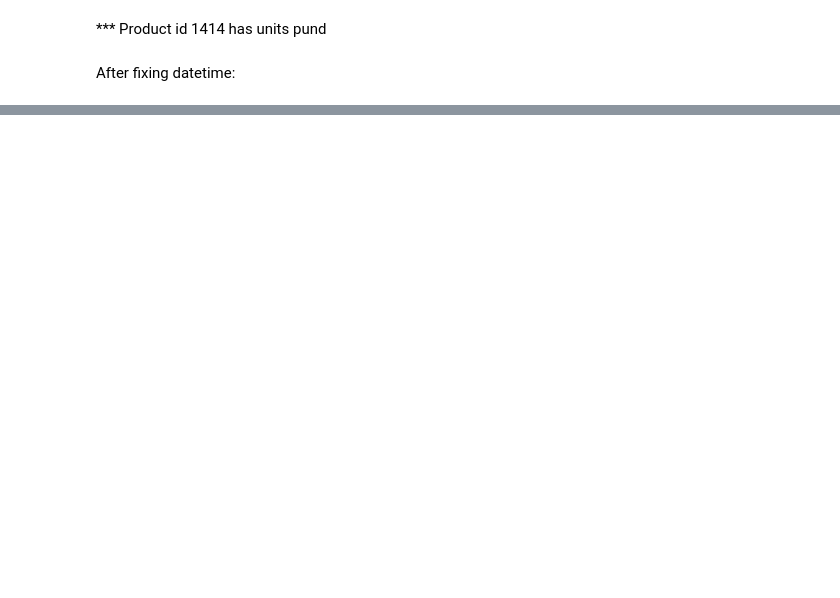
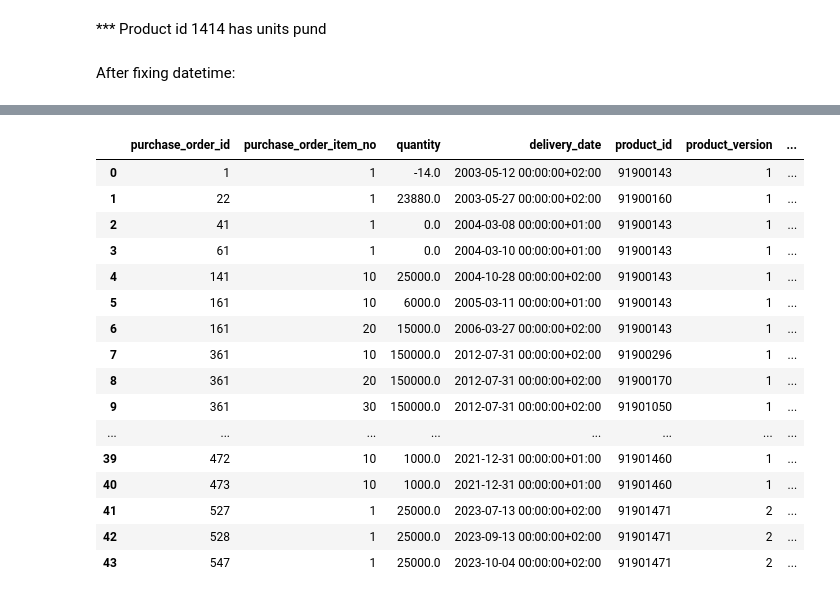
Before and after one commit to celasa/ml_group21, a Jupyter notebook: celina/data_prep_purchase.ipynb, the cells around one changed output, grey strips where cells are left out. Cells and saved outputs as stored; diff of their text form; code cells hidden in the pictures; blank space fills up the shorter version.

```diff
--- a/celina/data_prep_purchase.ipynb
+++ b/celina/data_prep_purchase.ipynb
@@ -192,0 +205,20 @@ purchase[purchase['delivery_date'].isna()]
+# %%
+purchase[purchase['unit'].isna()]
+# %% [output]
+|  | purchase_order_id | purchase_order_item_no | quantity | delivery_date | product_id | product_version | ... |
+| 0 | 1 | 1 | -14.0 | 2003-05-12 00:00:00+02:00 | 91900143 | 1 | ... |
+| 1 | 22 | 1 | 23880.0 | 2003-05-27 00:00:00+02:00 | 91900160 | 1 | ... |
+| 2 | 41 | 1 | 0.0 | 2004-03-08 00:00:00+01:00 | 91900143 | 1 | ... |
+| 3 | 61 | 1 | 0.0 | 2004-03-10 00:00:00+01:00 | 91900143 | 1 | ... |
+| 4 | 141 | 10 | 25000.0 | 2004-10-28 00:00:00+02:00 | 91900143 | 1 | ... |
+| 5 | 161 | 10 | 6000.0 | 2005-03-11 00:00:00+01:00 | 91900143 | 1 | ... |
+| 6 | 161 | 20 | 15000.0 | 2006-03-27 00:00:00+02:00 | 91900143 | 1 | ... |
+| 7 | 361 | 10 | 150000.0 | 2012-07-31 00:00:00+02:00 | 91900296 | 1 | ... |
+| 8 | 361 | 20 | 150000.0 | 2012-07-31 00:00:00+02:00 | 91900170 | 1 | ... |
+| 9 | 361 | 30 | 150000.0 | 2012-07-31 00:00:00+02:00 | 91901050 | 1 | ... |
+| ... | ... | ... | ... | ... | ... | ... | ... |
+| 39 | 472 | 10 | 1000.0 | 2021-12-31 00:00:00+01:00 | 91901460 | 1 | ... |
+| 40 | 473 | 10 | 1000.0 | 2021-12-31 00:00:00+01:00 | 91901460 | 1 | ... |
+| 41 | 527 | 1 | 25000.0 | 2023-07-13 00:00:00+02:00 | 91901471 | 2 | ... |
+| 42 | 528 | 1 | 25000.0 | 2023-09-13 00:00:00+02:00 | 91901471 | 2 | ... |
+| 43 | 547 | 1 | 25000.0 | 2023-10-04 00:00:00+02:00 | 91901471 | 2 | ... |
```
Also changed, not shown: parts of 7 cells of this notebook, 2 other files.
